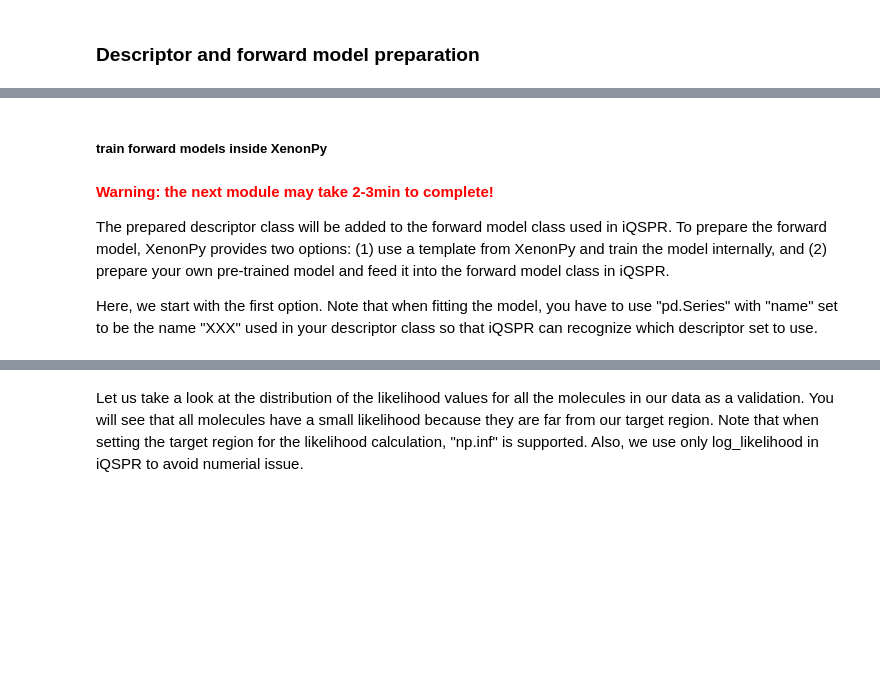
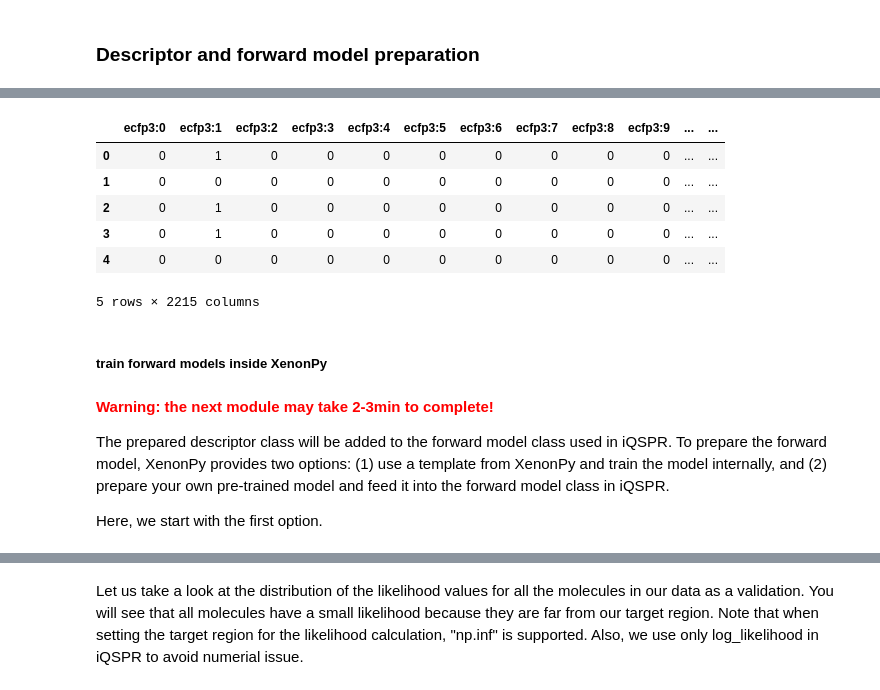
Before and after one commit to yoshida-lab/XenonPy, a Jupyter notebook: samples/iQSPR.ipynb, the cells around one changed output, grey strips where cells are left out. Cells and saved outputs as stored; diff of their text form; code cells hidden in the pictures; blank space fills up the shorter version.

```diff
--- a/samples/iQSPR.ipynb
+++ b/samples/iQSPR.ipynb
@@ -111,3 +130,14 @@ RDKit_FPs = RDKitDesc()
+# %%
+tmp_FPs = ECFP_plus_MACCS.transform(data_ss['SMILES'])
+tmp_FPs.head(5)
+# %% [output]
+|  | ecfp3:0 | ecfp3:1 | ecfp3:2 | ecfp3:3 | ecfp3:4 | ecfp3:5 | ecfp3:6 | ecfp3:7 | ecfp3:8 | ecfp3:9 | ... | ... |
+| 0 | 0 | 1 | 0 | 0 | 0 | 0 | 0 | 0 | 0 | 0 | ... | ... |
+| 1 | 0 | 0 | 0 | 0 | 0 | 0 | 0 | 0 | 0 | 0 | ... | ... |
+| 2 | 0 | 1 | 0 | 0 | 0 | 0 | 0 | 0 | 0 | 0 | ... | ... |
+| 3 | 0 | 1 | 0 | 0 | 0 | 0 | 0 | 0 | 0 | 0 | ... | ... |
+| 4 | 0 | 0 | 0 | 0 | 0 | 0 | 0 | 0 | 0 | 0 | ... | ... |
+5 rows × 2215 columns
 # %% [markdown]
 ##### train forward models inside XenonPy
 # %% [markdown]
@@ -115,7 +145,7 @@ RDKit_FPs = RDKitDesc()
 
 The prepared descriptor class will be added to the forward model class used in iQSPR. To prepare the forward model, XenonPy provides two options: (1) use a template from XenonPy and train the model internally, and (2) prepare your own pre-trained model and feed it into the forward model class in iQSPR.
 
-Here, we start with the first option. Note that when fitting the model, you have to use "pd.Series" with "name" set to be the name "XXX" used in your descriptor class so that iQSPR can recognize which descriptor set to use.
+Here, we start with the first option.
 # %%
 %%time
 
```
Also changed, not shown: parts of 33 cells of this notebook, 1 other file.
